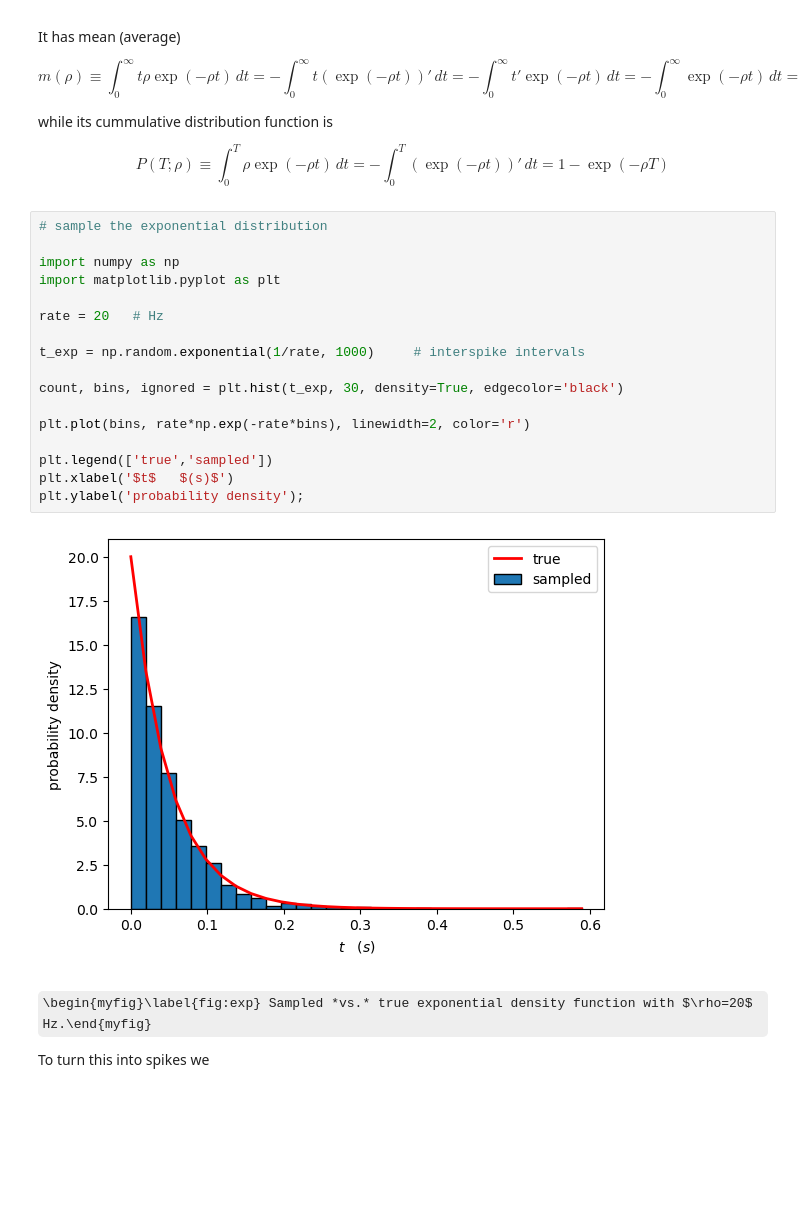
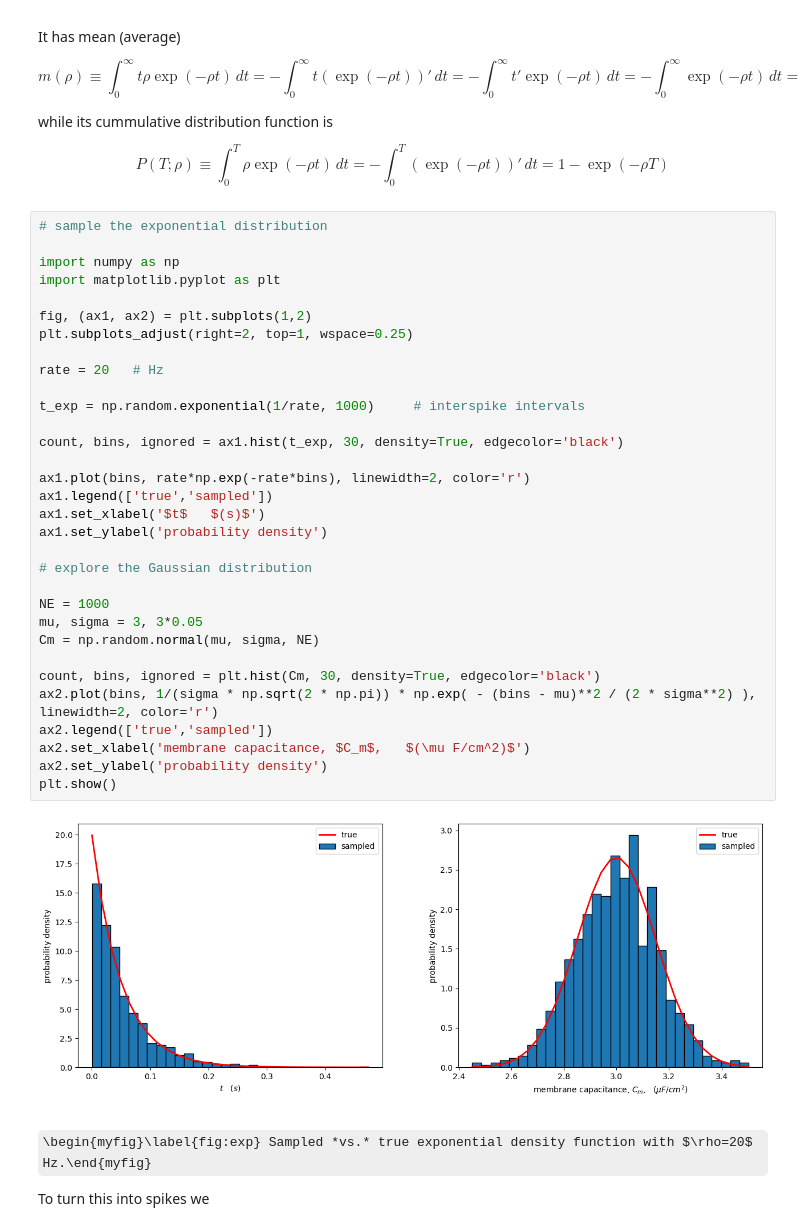
Before and after one commit to steve-cox-LA/EGlove, a Jupyter notebook: TassPlatform.ipynb, the cells around one changed output. Cells and saved outputs as stored; diff of their text form; some formulas as TeX source; blank space fills up the shorter version.

```diff
--- a/TassPlatform.ipynb
+++ b/TassPlatform.ipynb
@@ -392,22 +392,37 @@ It has mean (average)
 # %%
 # sample the exponential distribution
 
 import numpy as np
 import matplotlib.pyplot as plt
 
+fig, (ax1, ax2) = plt.subplots(1,2)
+plt.subplots_adjust(right=2, top=1, wspace=0.25)
+
 rate = 20   # Hz
 
 t_exp = np.random.exponential(1/rate, 1000)     # interspike intervals
 
-count, bins, ignored = plt.hist(t_exp, 30, density=True, edgecolor='black')
+count, bins, ignored = ax1.hist(t_exp, 30, density=True, edgecolor='black')
 
-plt.plot(bins, rate*np.exp(-rate*bins), linewidth=2, color='r')
+ax1.plot(bins, rate*np.exp(-rate*bins), linewidth=2, color='r')
+ax1.legend(['true','sampled'])
+ax1.set_xlabel('$t$   $(s)$')
+ax1.set_ylabel('probability density')
 
-plt.legend(['true','sampled'])
-plt.xlabel('$t$   $(s)$')
-plt.ylabel('probability density');
+# explore the Gaussian distribution
+
+NE = 1000
+mu, sigma = 3, 3*0.05
+Cm = np.random.normal(mu, sigma, NE)
+
+count, bins, ignored = plt.hist(Cm, 30, density=True, edgecolor='black')
+ax2.plot(bins, 1/(sigma * np.sqrt(2 * np.pi)) * np.exp( - (bins - mu)**2 / (2 * sigma**2) ), linewidth=2, color='r')
+ax2.legend(['true','sampled'])
+ax2.set_xlabel('membrane capacitance, $C_m$,   $(\mu F/cm^2)$')
+ax2.set_ylabel('probability density')
+plt.show()
 # %% [output]
-[figure, old version]
+[figure, new version]
 # %% [markdown]
 \begin{myfig}\label{fig:exp} Sampled *vs.* true exponential density function with $\rho=20$ Hz.\end{myfig}
 
```
Also changed, not shown: parts of 42 cells of this notebook.
